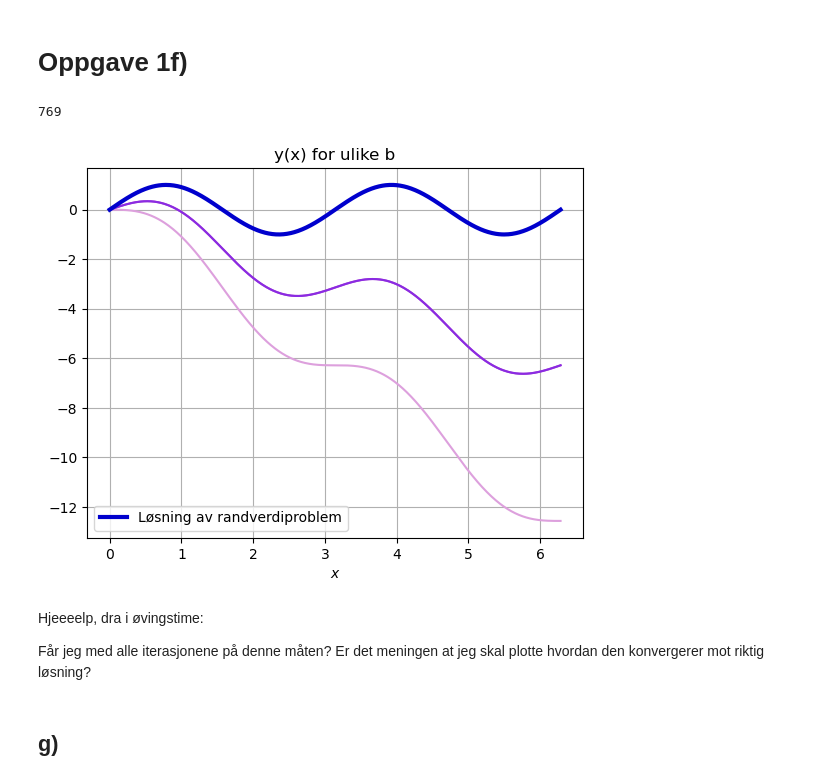
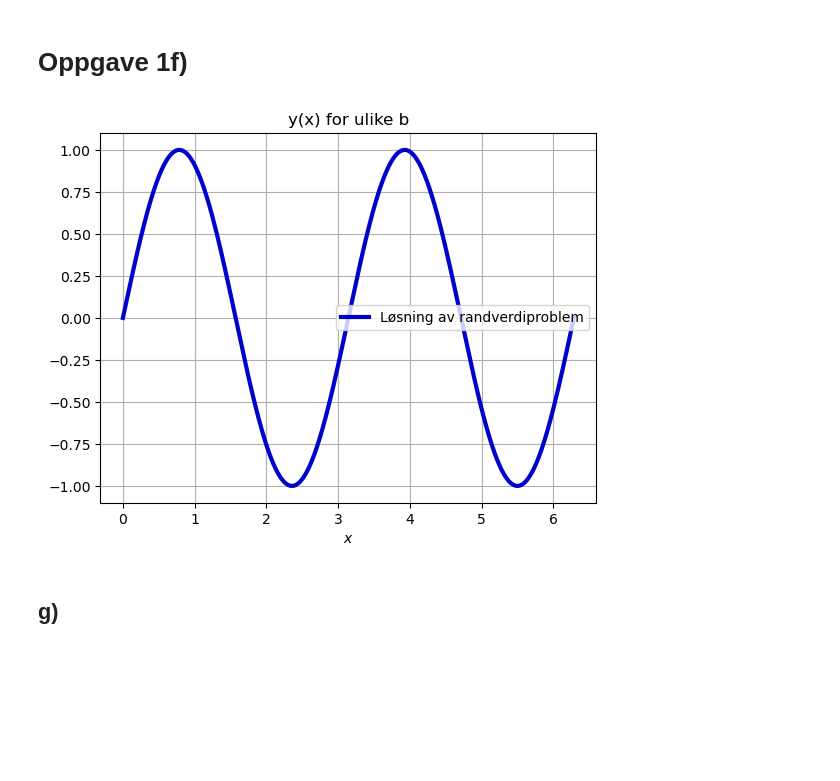
Before and after one commit to marieke-vaske/VitBer-TekFys, a Jupyter notebook: Oppg1f og g.ipynb, the cells around one changed output. Saved outputs shown, nothing was run; the diff lists cells and outputs as text; code cells hidden in the pictures; blank space fills up the shorter version.

Commit message:
Prøvd å finne ut av 1f), slått sammen oppgave 1 i egen fil

```diff
--- a/Oppg1f og g.ipynb
+++ b/Oppg1f og g.ipynb
@@ -55,23 +55,24 @@ def RungeKutta_32(x_init, x_end, y_init, f, alpha, h_0, tol):
 # %%
 # Rotfunksjonen:
 
-def sec(g, z0, z1, tol, max_iter = 100):
-    n = 0
+def rootFinder(g, z0, z1, tol, max_iter = 100):
+    b_values = []
+
     for i in range(max_iter):
-        n += 1
-        g_z0,g_z1 = g(z0), g(z1)
+        g_z0, g_z1 = g(z0), g(z1)
 
-        if abs(g_z1 - g_z0) < tol: #unngår at divison med null
+        if abs(g_z1 - g_z0) < tol:                                 # Unngår divisjon med null
             print("små forskjeller i funksjonsverdiene gjør ")
             break
 
         z2 = z1 - g_z1*(z1 - z0)/(g_z1 - g_z0)
+        b_values.append(z2)
 
-        #sjekker konvergens:
+        # Sjekker konvergens:
         if abs(z2 - z1) < tol:
-            return z2, n
+            return z2, b_values
 
-        #oppdatere gjettene:
+        # Oppdaterer gjettene:
         z0, z1 = z1, z2
     raise ValueError("")
 # %%
@@ -82,58 +83,52 @@ def solveBVproblem(x_init, x_end, f, z0, z1, alpha, h_0, tol):    # Definerer fu
         y_init = np.array([0, b])
         x_values, y_matrix, step_array, n, n_total = RungeKutta_32(x_init, x_end, y_init, f, alpha, h_0, tol) # Løser IVP for gitt b
         y_end = y_matrix[-1, 0]                                   # Henter siste y-verdi
-        yb_values.append(y_matrix[:, 0])                          # Legger til testet løsning
 
         return y_end
 
-    b, n = sec(g, z0, z1, tol, max_iter=100)                             # Finner b som oppfyller gir oppfylt grensebetingelse
 
-    y_init = np.array([0, b])
-    x_values, y_matrix, step_array, n, n_total = RungeKutta_32(x_init, x_end, y_init, f, alpha, h_0, tol) # Løser IVP for riktig b
-    y_values = y_matrix[:, 0]                                     # Henter y-verdiene til løsningen
-    yb_values.append(y_values)
+    b, b_values = rootFinder(g, z0, z1, tol, max_iter=100)        # Finner b som gir oppfylt grensebetingelse og testede b'er
 
-    return x_values, y_values, yb_values, n
+    for value in b_values:
+        y_init = np.array([0, value])
+        x_values, y_matrix, step_array, n, n_total = RungeKutta_32(x_init, x_end, y_init, f, alpha, h_0, tol) # Løser IVP for riktig b
+        yb_values.append(y_matrix[:, 0])                           # Henter y-verdier for gitt b
+
+    return x_values, yb_values, b_values
 # %%
 # Løser randverdiproblem
 import matplotlib.cm as cm
 
 alpha = 0.8
 h_0 = 0.01
 tol = 10**(-7)
 
 x_init, x_end = 0, 2*np.pi
 z0, z1 = 0, 1
 
 def f_array(x, y_array):                                                   # Definerer f som returnerer vektor
     f = -4*np.sin(2*x)
     f_array = np.array([y_array[1], f])
     return f_array
 
 
-x_values, y_values, yb_values, n = solveBVproblem(x_init, x_end, f_array, z0, z1, alpha, h_0, tol)
+x_values, yb_values, b_values = solveBVproblem(x_init, x_end, f_array, z0, z1, alpha, h_0, tol)
 
-print(n)
+
 iteration_num = len(yb_values)
 colors = ["plum", "mediumorchid", "blueviolet", "darkslateblue", "royalblue"]
 
-for i in range(iteration_num - 1):                                         # OBS! Meget mulig at dette ikke funker
+for i in range(iteration_num - 1):
     plt.plot(x_values, yb_values[i], color = colors[i])
 
-plt.plot(x_values, y_values, label = "Løsning av randverdiproblem", color = "mediumblue", linewidth = 3)
+plt.plot(x_values, yb_values[-1], label = "Løsning av randverdiproblem", color = "mediumblue", linewidth = 3)
 plt.xlabel("$x$")
 plt.title("y(x) for ulike b")
 plt.grid()
 plt.legend()
 plt.show()
 # %% [output]
-769
-[figure, old version]
+[figure, new version]
-# %% [markdown]
-Hjeeeelp, dra i øvingstime:
-
-Får jeg med alle iterasjonene på denne måten?
-Er det meningen at jeg skal plotte hvordan den konvergerer mot riktig løsning?
 # %% [markdown]
 ## g)
 # %%
```
Also changed, not shown: 1 other file.
